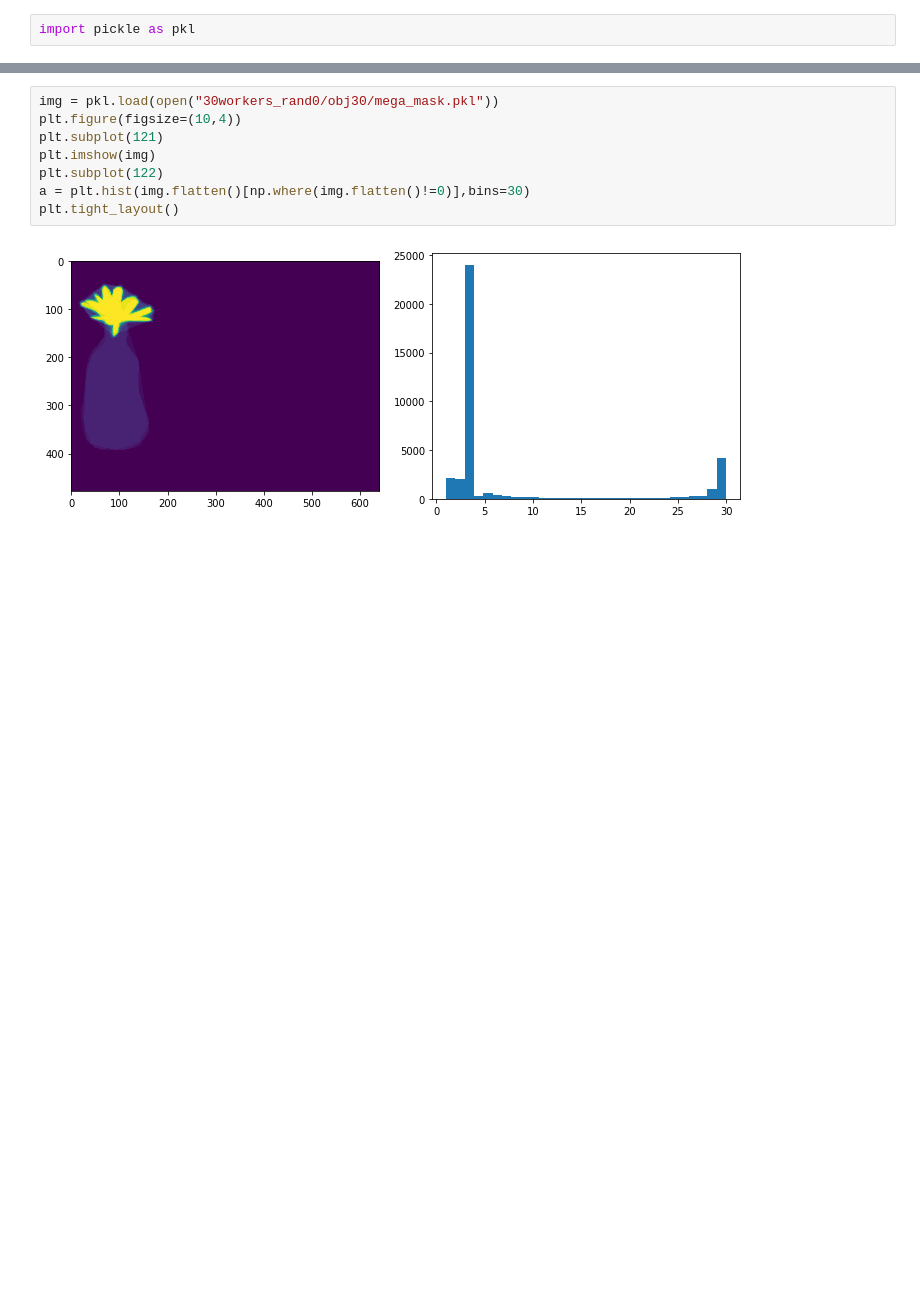
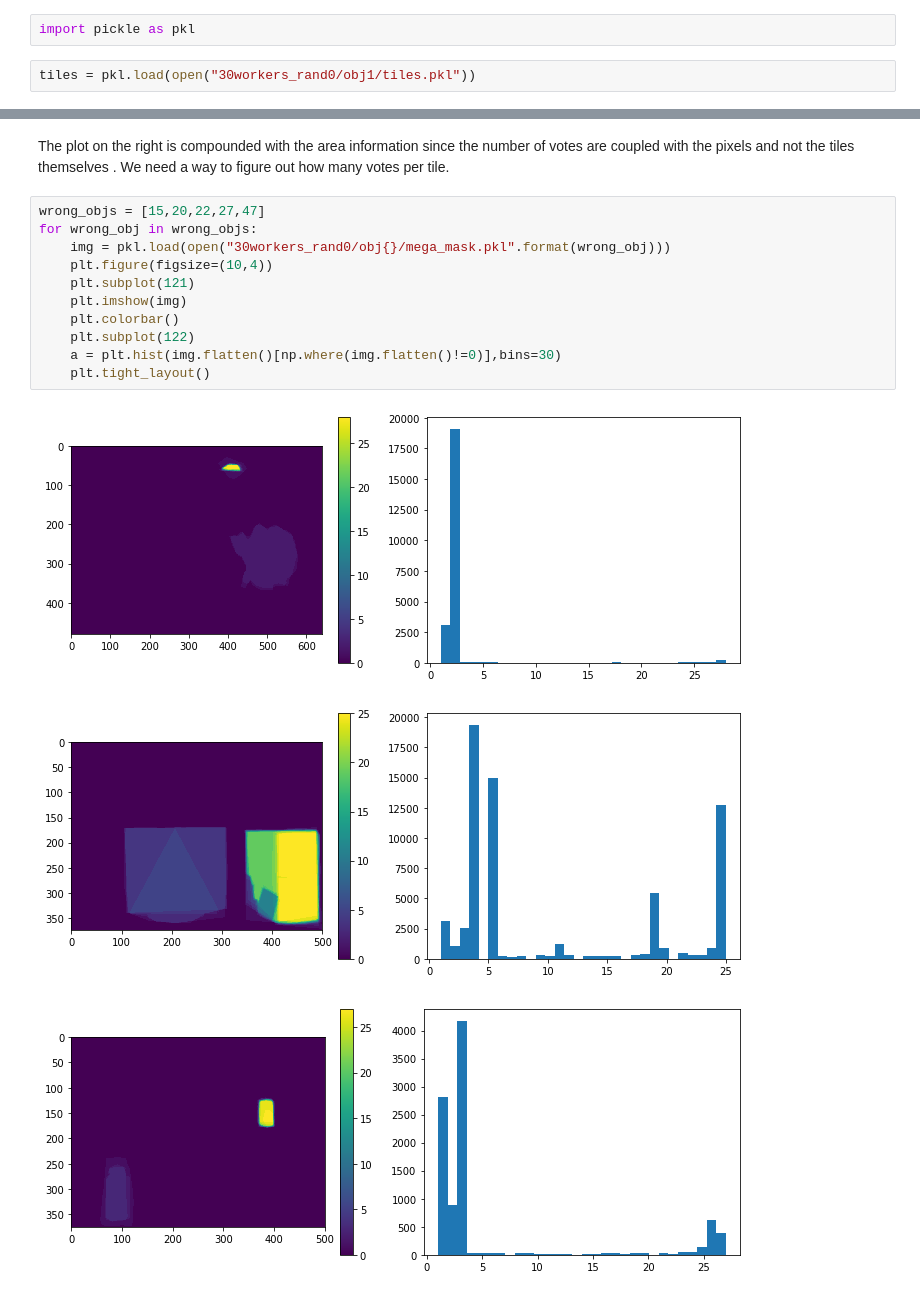
Before and after one commit to cognoscentai/segmentation, a Jupyter notebook: ipynb/Preprocessing.ipynb, the cells around one changed output, grey strips where cells are left out. Cells and saved outputs as stored; diff of their text form; blank space fills up the shorter version.

Commit message:
pixel pipeline reorganize

```diff
--- a/ipynb/Preprocessing.ipynb
+++ b/ipynb/Preprocessing.ipynb
@@ -13,2 +13,4 @@ object 30 (flower)
 # %%
 import pickle as pkl
+# %%
+tiles = pkl.load(open("30workers_rand0/obj1/tiles.pkl"))
@@ -15,10 +19,17 @@ import pickle as pkl
+# %% [markdown]
+The plot on the right is compounded with the area information since the number of votes are coupled with the pixels and not the tiles themselves . We need a way to figure out how many votes per tile.
 # %%
-img = pkl.load(open("30workers_rand0/obj30/mega_mask.pkl"))
-plt.figure(figsize=(10,4))
-plt.subplot(121)
-plt.imshow(img)
-plt.subplot(122)
-a = plt.hist(img.flatten()[np.where(img.flatten()!=0)],bins=30)
-plt.tight_layout()
+wrong_objs = [15,20,22,27,47]
+for wrong_obj in wrong_objs:
+    img = pkl.load(open("30workers_rand0/obj{}/mega_mask.pkl".format(wrong_obj)))
+    plt.figure(figsize=(10,4))
+    plt.subplot(121)
+    plt.imshow(img)
+    plt.colorbar()
+    plt.subplot(122)
+    a = plt.hist(img.flatten()[np.where(img.flatten()!=0)],bins=30)
+    plt.tight_layout()
 # %% [output]
-[figure, old version]
+[figure, new version]
+[figure, added]
+[figure, added]
```
Also changed, not shown: parts of 9 cells of this notebook, 2 other files.
